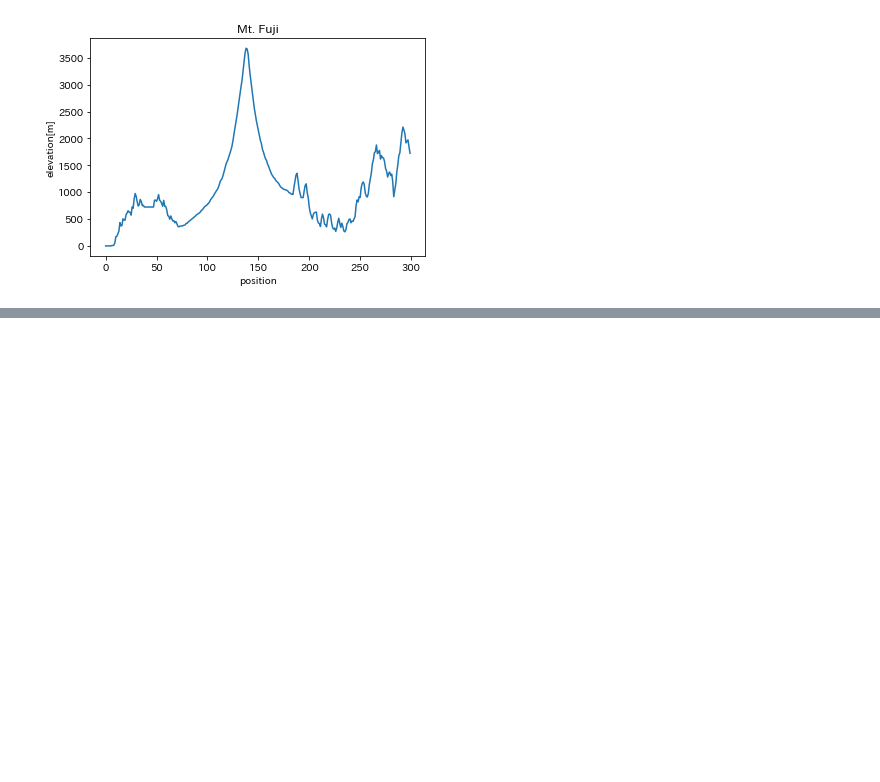
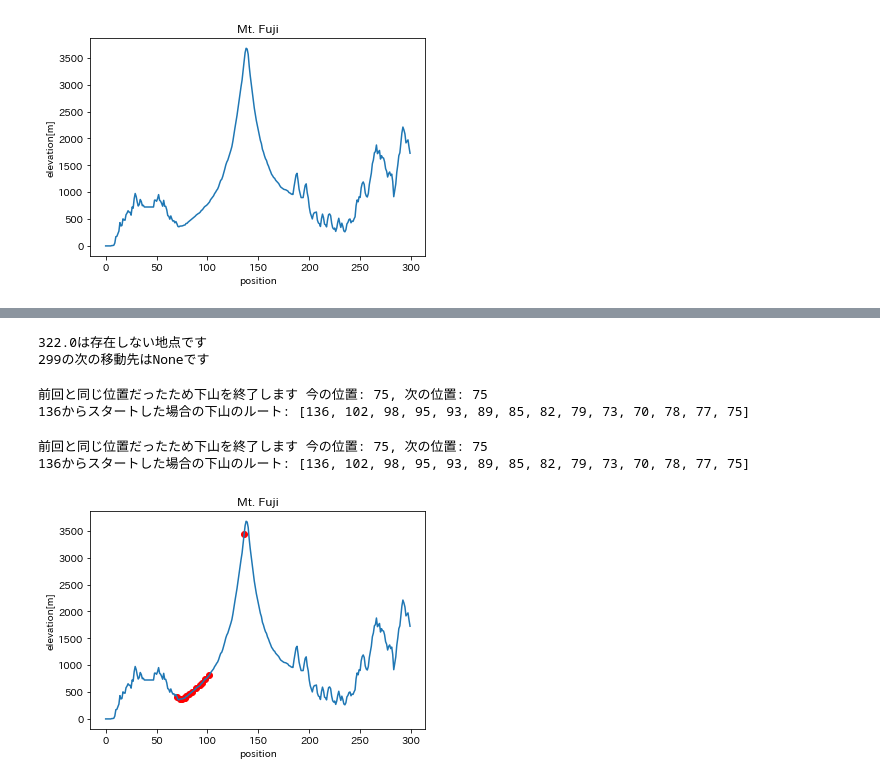
Before and after one commit to yutoJ/ml-learning, a Jupyter notebook: fuji_downhill.ipynb, the cells around one changed output, grey strips where cells are left out. Cells and saved outputs as stored; diff of their text form; code cells hidden in the pictures; blank space fills up the shorter version.

```diff
--- a/fuji_downhill.ipynb
+++ b/fuji_downhill.ipynb
@@ -72,0 +52,50 @@ plt.show()
+# %%
+# 問題3 サンプル実行
+position = 299
+print("{}の次の移動先は{}です".format(position, compute_next_position(position)))
+# %% [output]
+322.0は存在しない地点です
+299の次の移動先はNoneです
+# %%
+# 問題4
+def downhill_fuji(first_position, alpha = 0.2):
+    routes = [first_position]
+    current_position = first_position
+    while True:
+        next_position = compute_next_position(current_position, alpha=alpha)
+        # もしnext_positionが見つからなかったり、同じポジションのままだったり、すでに通った経路を通ったことがある場合
+        if next_position is None:
+            print("次の位置が見つからなかったため、下山を終了します")
+            break
+        elif next_position == current_position:
+            print("前回と同じ位置だったため下山を終了します 今の位置: {}, 次の位置: {}".format(current_position, next_position))
+            break
+        elif next_position in routes:
+            print("既に通ったことのある位置だったため下山を終了します, 次の位置: {}".format(next_position))
+            break
+        else:
+            routes.append(next_position)
+            current_position = routes[-1]
+    print("{}からスタートした場合の下山のルート: {}".format(first_position, routes))
+    return routes
+# %%
+# 問題4 サンプル実行
+start_position = 136
+routes = downhill_fuji(start_position)
+# %% [output]
+前回と同じ位置だったため下山を終了します 今の位置: 75, 次の位置: 75
+136からスタートした場合の下山のルート: [136, 102, 98, 95, 93, 89, 85, 82, 79, 73, 70, 78, 77, 75]
+# %%
+# 問題5
+def display_downhill_graph(routes):
+    plt.title("Mt. Fuji")
+    plt.plot(fuji[:,0], fuji[:,3])
+    plt.scatter(routes, fuji[routes, 3], c='r')
+    plt.xlabel('position')
+    plt.ylabel('elevation[m]')
+    plt.show()
+display_downhill_graph(downhill_fuji(136))
+# %% [output]
+前回と同じ位置だったため下山を終了します 今の位置: 75, 次の位置: 75
+136からスタートした場合の下山のルート: [136, 102, 98, 95, 93, 89, 85, 82, 79, 73, 70, 78, 77, 75]
+[figure, added]
```
Also changed, not shown: parts of 10 cells of this notebook, 1 other file.
